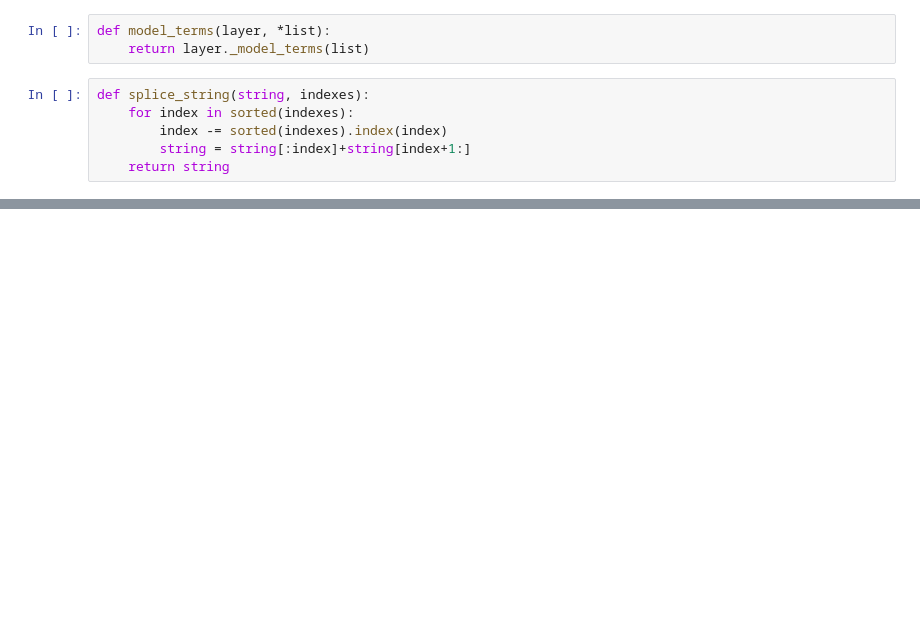
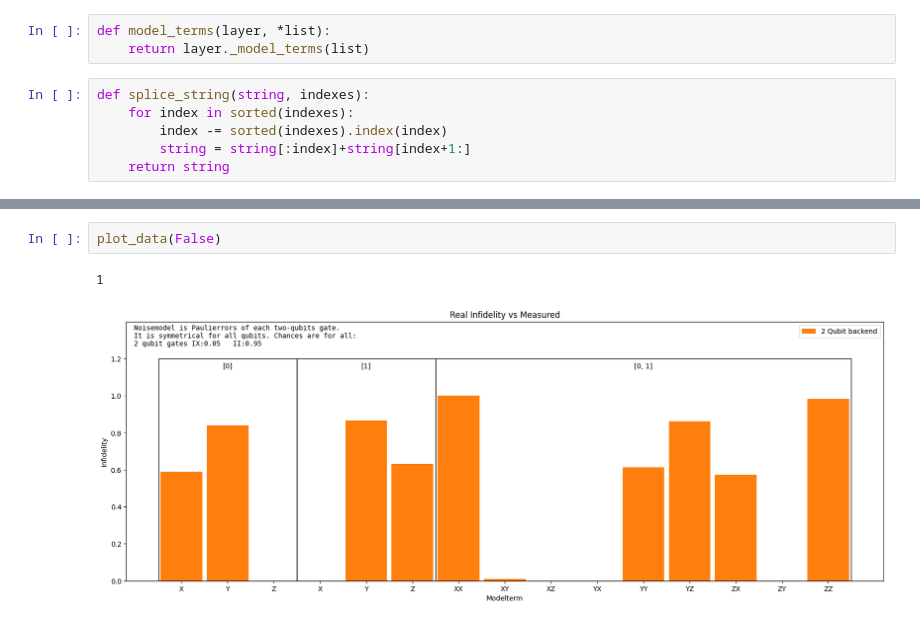
Before and after one commit to Fabrice-Schoeneberger/AutomatedPERTools_PyQuil, a Jupyter notebook: analyze_pnt.ipynb, the cells around one changed output, grey strips where cells are left out. Cells and saved outputs as stored; diff of their text form; blank space fills up the shorter version.

```diff
--- a/analyze_pnt.ipynb
+++ b/analyze_pnt.ipynb
@@ -360,0 +489,5 @@ else:
+# %%
+plot_data(False)
+# %% [output]
+1
+[figure, added]
```
Also changed, not shown: parts of 30 cells of this notebook, 13 other files.
